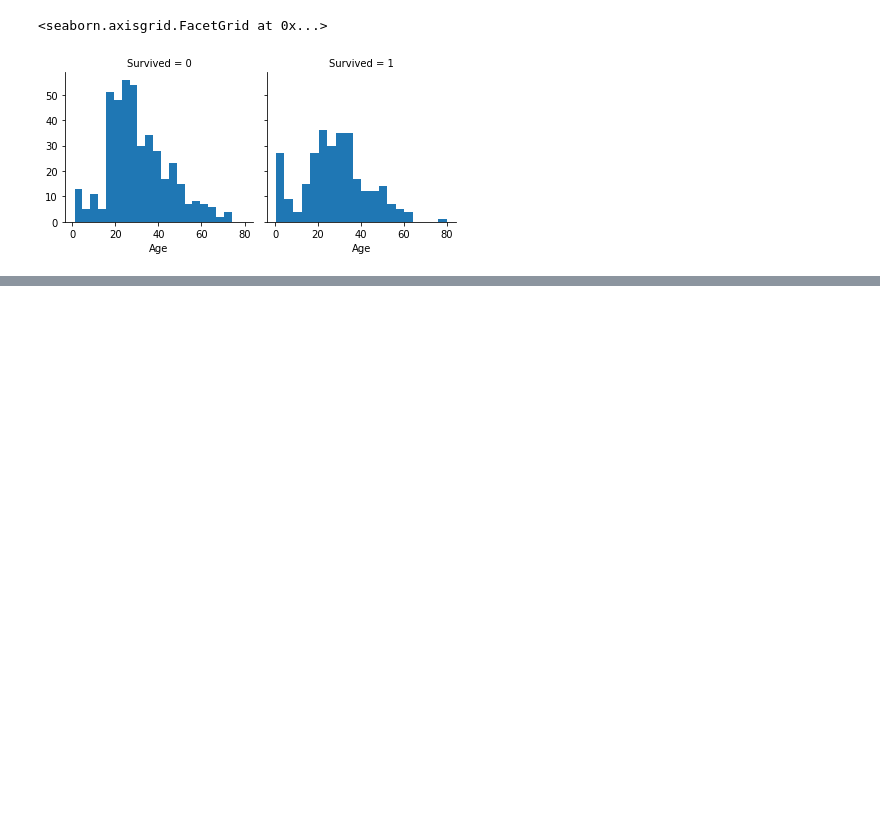
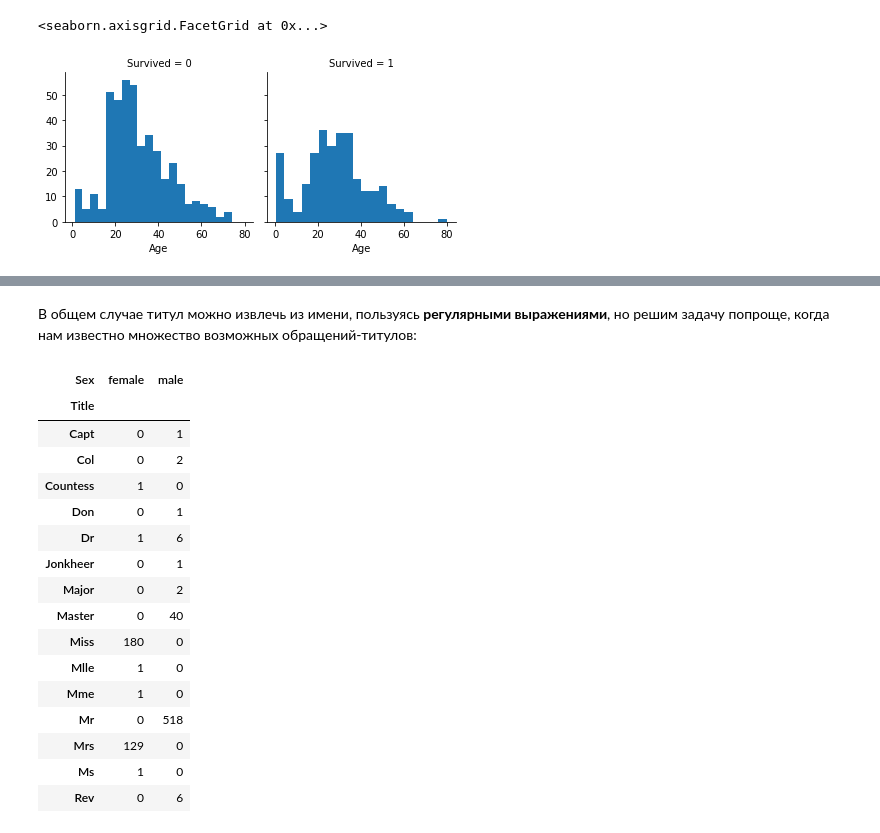
Before and after one commit to iamblobfish/banana-ml, a Jupyter notebook: python_lesson/Titanic.ipynb, the cells around one changed output, grey strips where cells are left out. Cells and saved outputs as stored; diff of their text form; code cells hidden in the pictures; blank space fills up the shorter version.

```diff
--- a/python_lesson/Titanic.ipynb
+++ b/python_lesson/Titanic.ipynb
@@ -206,0 +220,12 @@ g.map(plt.hist, 'Age', bins=20)
+# %% [markdown]
+В общем случае титул можно извлечь из имени, пользуясь **регулярными выражениями**, но решим задачу попроще, когда нам известно множество возможных обращений-титулов:
+# %%
+title_list=['Mrs', 'Mr', 'Master', 'Miss', 'Major', 'Rev',
+                    'Dr', 'Ms', 'Mlle','Col', 'Capt', 'Mme', 'Countess',
+                    'Don', 'Jonkheer']
+# %%
+def substrings_in_string(big_string, substrings):
+    for substring in substrings:
+        if substring in big_string:
+            return substring
+    return np.nan
@@ -206,0 +234,22 @@ g.map(plt.hist, 'Age', bins=20)
+# %%
+titanic_df['Title'] = titanic_df['Name'].apply(lambda x: substrings_in_string(x, title_list))
+# %%
+pd.crosstab(titanic_df['Title'], titanic_df['Sex'])
+# %% [output]
+| Sex | female | male |
+| Title |  |  |
+| Capt | 0 | 1 |
+| Col | 0 | 2 |
+| Countess | 1 | 0 |
+| Don | 0 | 1 |
+| Dr | 1 | 6 |
+| Jonkheer | 0 | 1 |
+| Major | 0 | 2 |
+| Master | 0 | 40 |
+| Miss | 180 | 0 |
+| Mlle | 1 | 0 |
+| Mme | 1 | 0 |
+| Mr | 0 | 518 |
+| Mrs | 129 | 0 |
+| Ms | 1 | 0 |
+| Rev | 0 | 6 |
```
Also changed, not shown: parts of 6 cells of this notebook.
